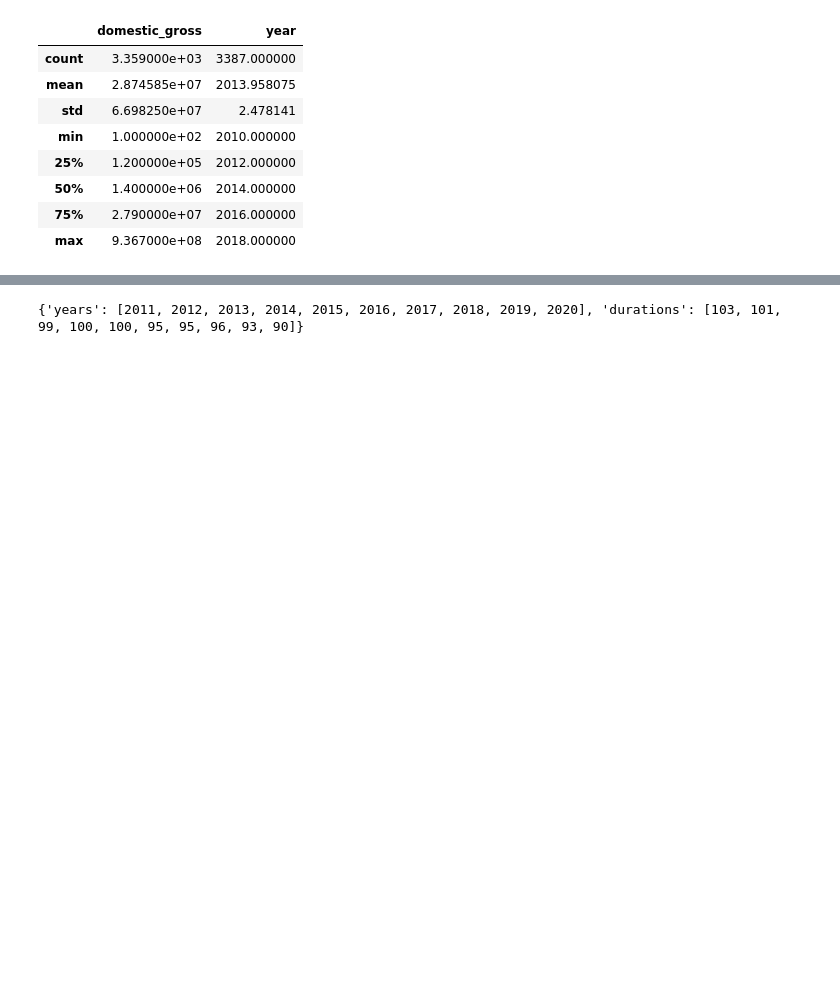
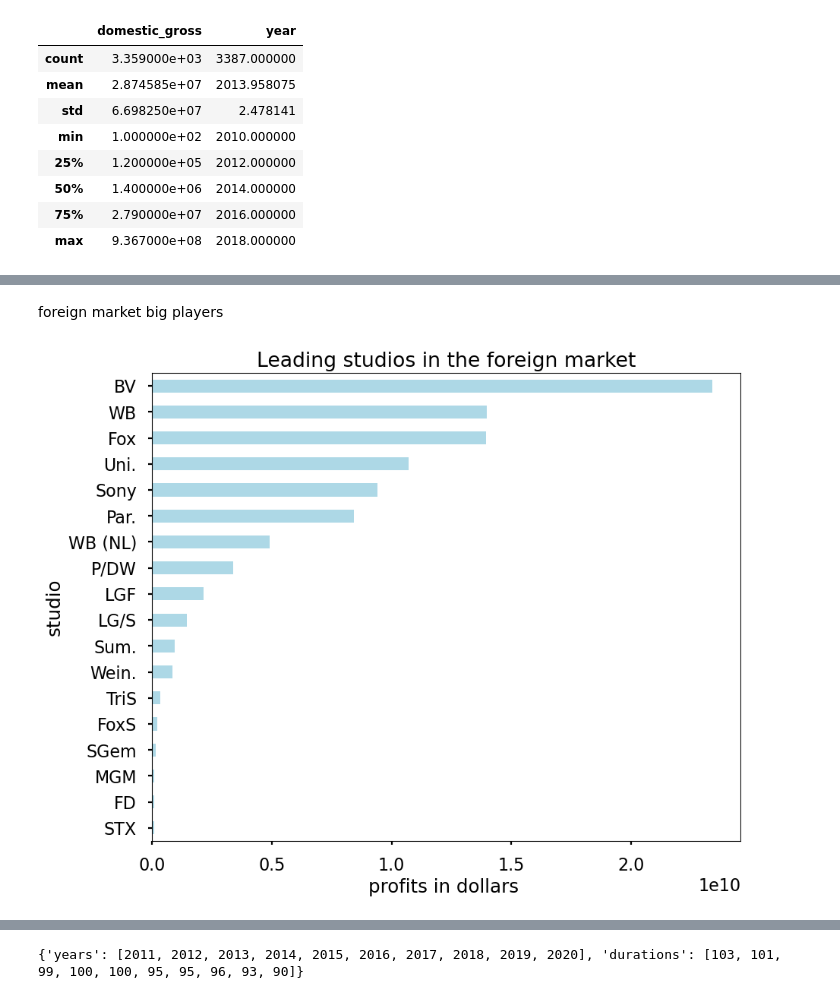
Before and after one commit to mutungu/microsoft-movie-analysis, a Jupyter notebook: microsoft-movie-analysis.ipynb, the cells around one changed output, grey strips where cells are left out. Cells and saved outputs as stored; diff of their text form; code cells hidden in the pictures; blank space fills up the shorter version.

```diff
--- a/microsoft-movie-analysis.ipynb
+++ b/microsoft-movie-analysis.ipynb
@@ -93,0 +141,9 @@ bommovie_clean.info()
+# %% [markdown]
+foreign market big players
+# %%
+# data visualization
+ax = top_domestic_films.groupby("studio")['foreign_gross'].agg('sum').sort_values().plot.barh(color="lightblue",figsize=(10,8))
+ax.set_title("Leading studios in the foreign market")
+ax.set_xlabel("profits in dollars ");
+# %% [output]
+[figure, added]
```
Also changed, not shown: parts of 17 cells of this notebook.
